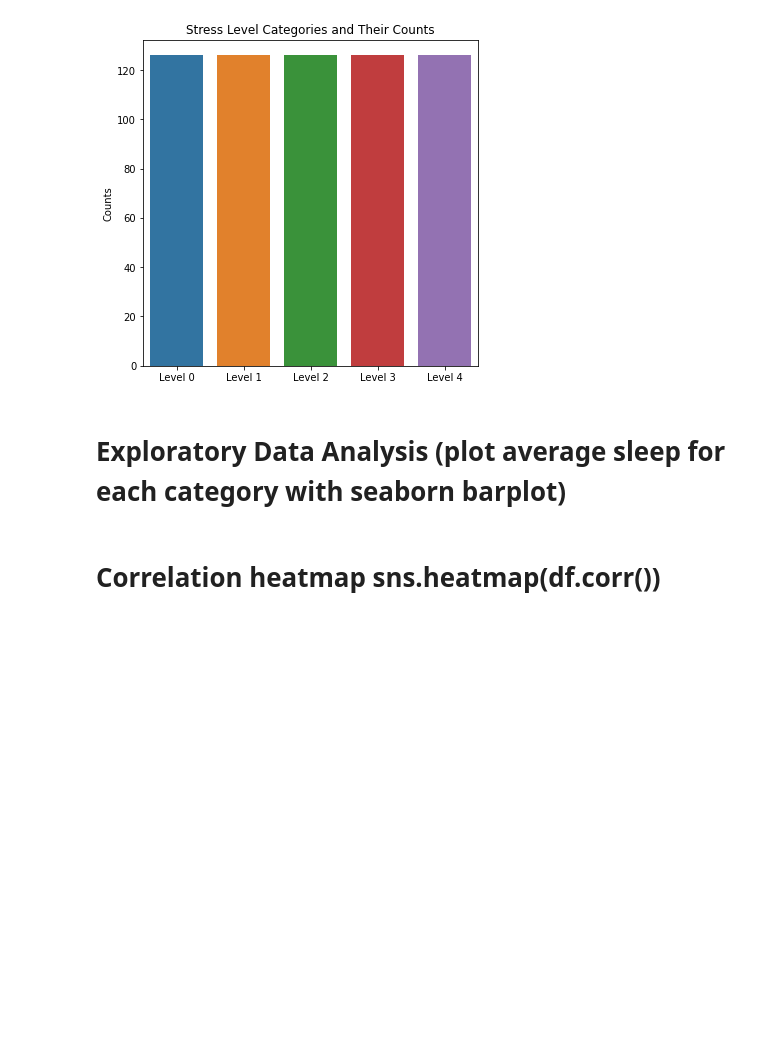
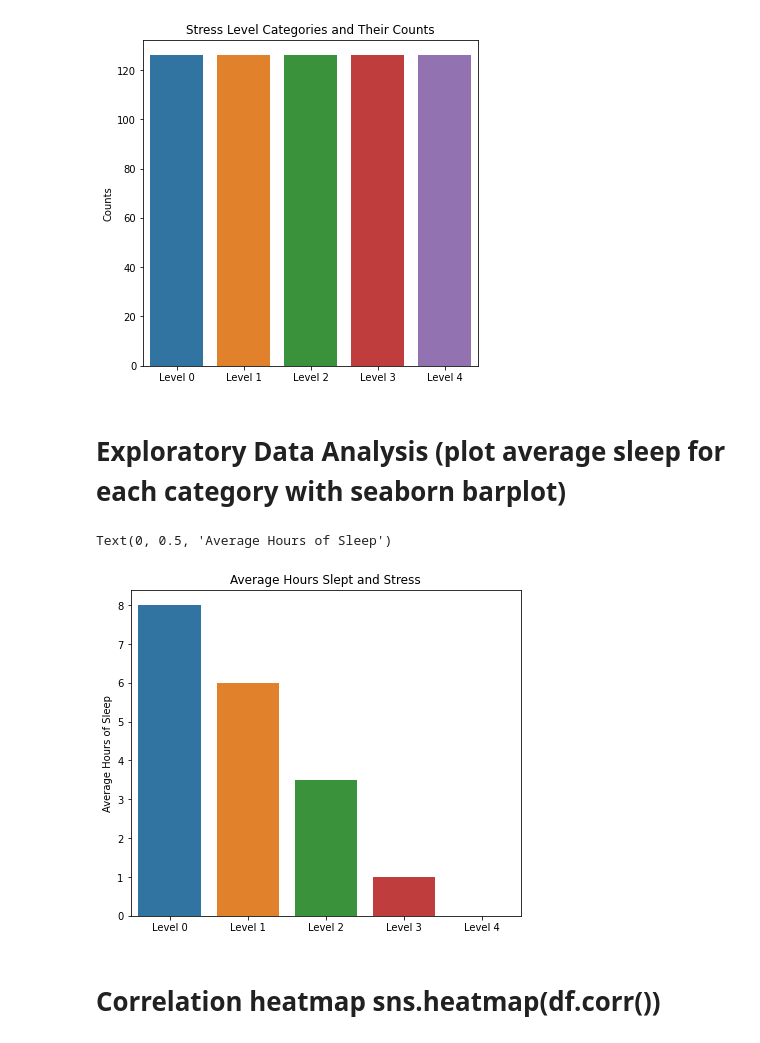
Before and after one commit to mkerekes1427/CAP-4770-Final-Project, a Jupyter notebook: sleep-datascience-notebook.ipynb, the cells around one changed output. Saved outputs shown, nothing was run; the diff lists cells and outputs as text; code cells hidden in the pictures; blank space fills up the shorter version.

Commit message:
Put in barplot with average hours slept per stress level

```diff
--- a/sleep-datascience-notebook.ipynb
+++ b/sleep-datascience-notebook.ipynb
@@ -78,3 +76,20 @@ x = np.mean(stress_4["Sleeping Hours"])
+# %%
+stress_0_sleep = np.mean(stress_0["Sleeping Hours"])
+stress_1_sleep = np.mean(stress_1["Sleeping Hours"])
+stress_2_sleep = np.mean(stress_2["Sleeping Hours"])
+stress_3_sleep = np.mean(stress_3["Sleeping Hours"])
+stress_4_sleep = np.mean(stress_4["Sleeping Hours"])
+
+sleep_per_stress_level = [stress_0_sleep, stress_1_sleep, stress_2_sleep, stress_3_sleep, stress_4_sleep]
+
+plt.figure(figsize=[7, 6])
+plt.title("Average Hours Slept and Stress")
+sns.barplot(x=stress_level_categories, y=sleep_per_stress_level)
+
+plt.ylabel("Average Hours of Sleep")
+# %% [output]
+Text(0, 0.5, 'Average Hours of Sleep')
+[figure, added]
 # %% [markdown]
 # Correlation heatmap sns.heatmap(df.corr())
 # %%
```
Also changed, not shown: parts of 1 cell of this notebook.
